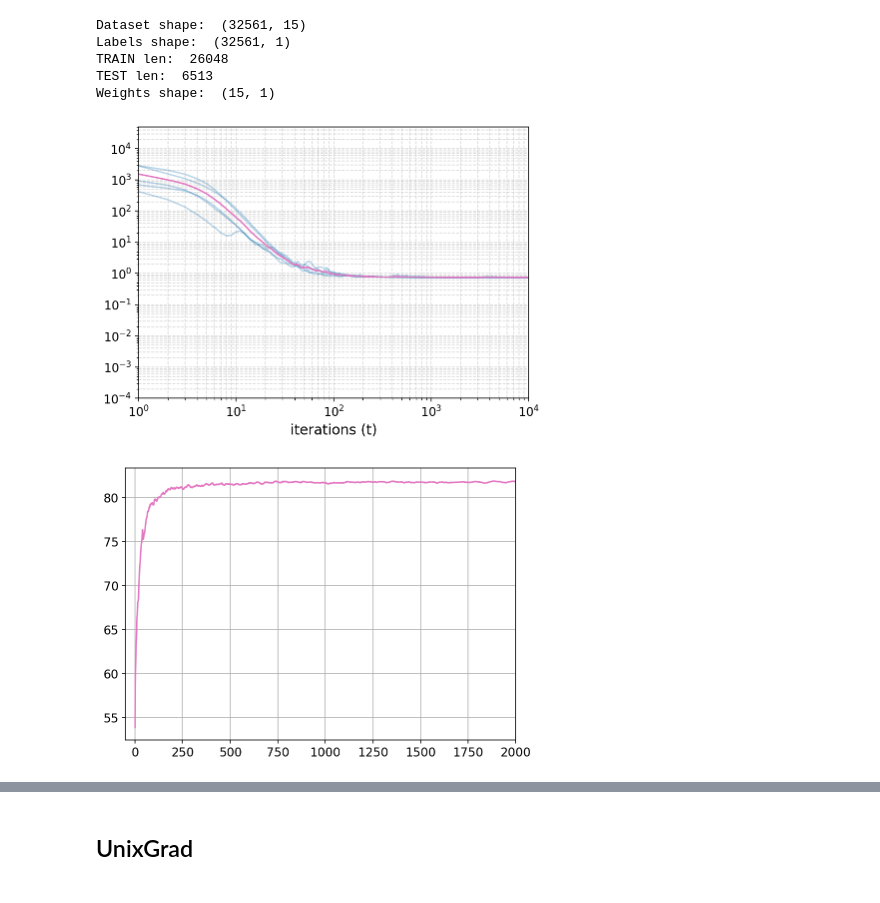
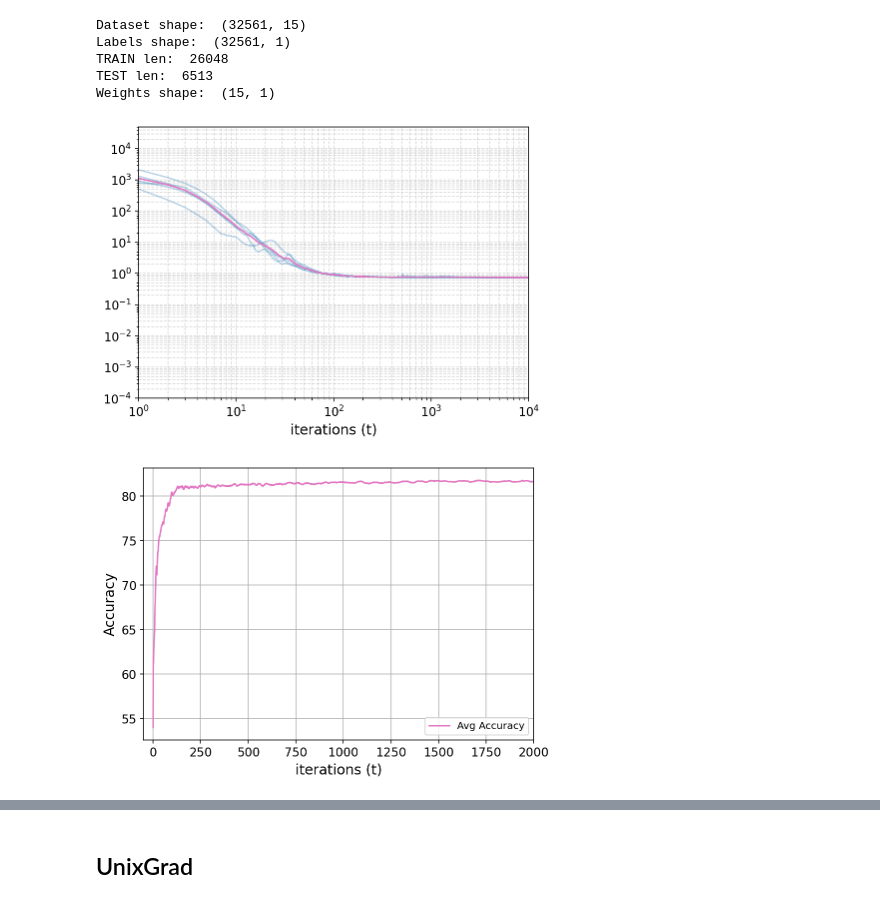
Before and after one commit to FrancescoMandru/Optimization, a Jupyter notebook: jupyter/testfunctions.ipynb, the cells around one changed output, grey strips where cells are left out. Saved outputs shown, nothing was run; the diff lists cells and outputs as text; code cells hidden in the pictures.

```diff
--- a/jupyter/testfunctions.ipynb
+++ b/jupyter/testfunctions.ipynb
@@ -373,6 +375,7 @@ def accelegrad_v2(weights,
                   y_test,
                   D=1,
                   G=0,
+                  batch_size = 5,
                   lamb=0.01,
                   max_iter=100):
 
@@ -390,7 +393,7 @@ def accelegrad_v2(weights,
     xt = yt = zt = ybar = x0
     S1 = 0
     S2 = 0
-    train_batches, train_labels = batch_gen(x_train, y_train, 5)
+    train_batches, train_labels = batch_gen(x_train, y_train, batch_size)
 
     for t in range(max_iter+1):
 
@@ -480,33 +455,37 @@ for i in range(5):
                                 y_test,
                                 D=100,
                                 G=0,
+                                batch_size=5,
                                 lamb=1,
                                 max_iter=max_iter)
 
     plt.plot(loss, alpha=0.3, c='tab:blue')
 
     losses.append(loss)
     accs.append(acc[1:])
 
 mean_loss = np.mean(losses,axis=0)
 mean_acc = np.mean(accs, axis=0)
 
 
 plt.plot(mean_loss, c='tab:pink')
 plt.xlabel(r"iterations (t)", fontsize=14)
 plt.xlim([1,max_iter])
 plt.ylim([1e-4,5*1e4])
 plt.yticks(fontsize=12)
 plt.xticks(fontsize=12)
 plt.show()
 
 plt.figure(figsize=(7,5))
-plt.plot(mean_acc, c='tab:pink')
+plt.plot(mean_acc, c='tab:pink', label='Avg Accuracy')
 plt.yticks(fontsize=12)
 plt.xticks(fontsize=12)
+plt.xlabel(r"iterations (t)", fontsize=14)
+plt.ylabel(r"Accuracy", fontsize=14)
 plt.xlim([-50,2000])
 plt.grid()
+plt.legend()
 plt.show()
 # %% [output]
-[figure, old version]
+[figure, new version]
-[figure, old version]
+[figure, new version]
```
Also changed, not shown: parts of 7 cells of this notebook, 10 other files.
